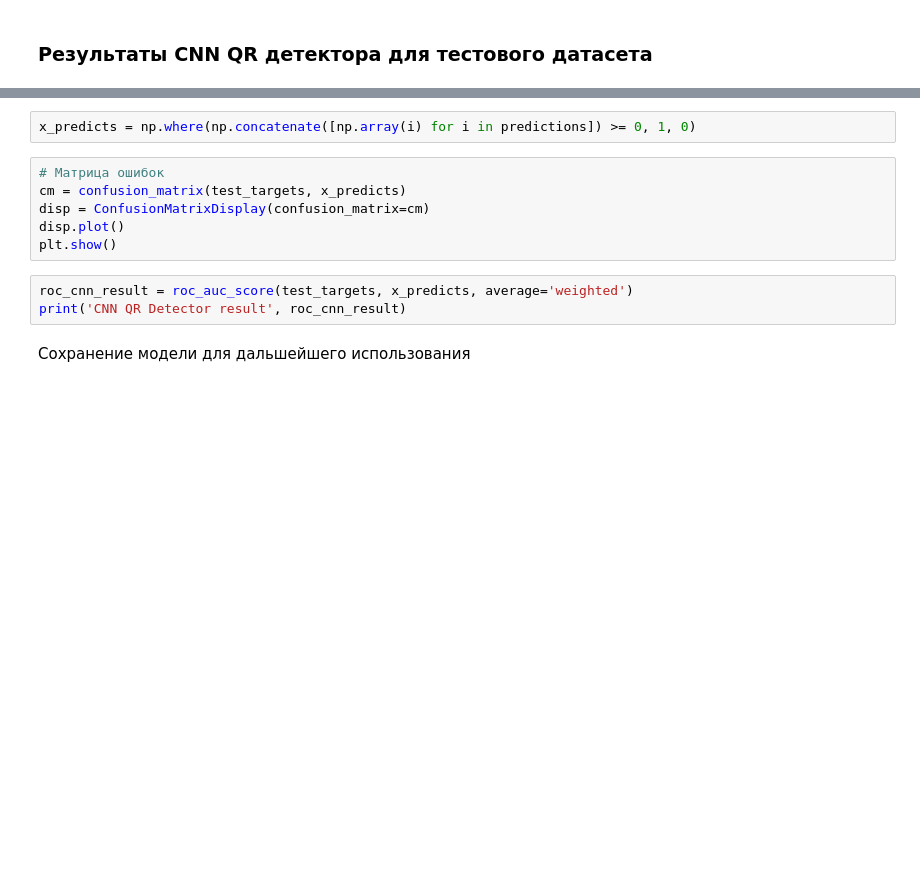
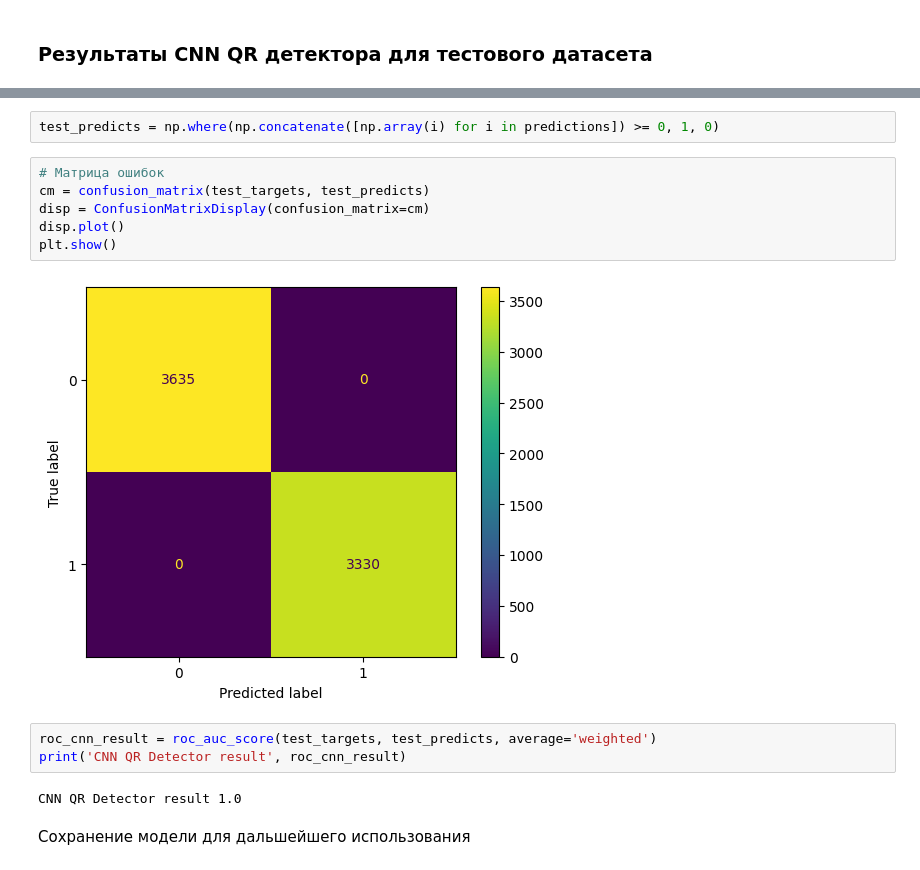
Before and after one commit to mechnotech/cnn_qr_dectector, a Jupyter notebook: qr_codes_detector.ipynb, the cells around one changed output, grey strips where cells are left out. Drawn from its saved outputs; the diff is of its cells as text; blank space fills up the shorter version.

```diff
--- a/qr_codes_detector.ipynb
+++ b/qr_codes_detector.ipynb
@@ -249,14 +259,18 @@ predictions, test_targets = evaluate(dataloaders['test'], model, device=device)
 # %%
-x_predicts = np.where(np.concatenate([np.array(i) for i in predictions]) >= 0, 1, 0)
+test_predicts = np.where(np.concatenate([np.array(i) for i in predictions]) >= 0, 1, 0)
 # %%
 # Матрица ошибок
-cm = confusion_matrix(test_targets, x_predicts)
+cm = confusion_matrix(test_targets, test_predicts)
 disp = ConfusionMatrixDisplay(confusion_matrix=cm)
 disp.plot()
 plt.show()
+# %% [output]
+[figure, added]
 # %%
-roc_cnn_result = roc_auc_score(test_targets, x_predicts, average='weighted')
+roc_cnn_result = roc_auc_score(test_targets, test_predicts, average='weighted')
 print('CNN QR Detector result', roc_cnn_result)
+# %% [output]
+CNN QR Detector result 1.0
 # %% [markdown]
 Сохранение модели для дальшейшего использования
 # %%
```
Also changed, not shown: parts of 9 cells of this notebook.
